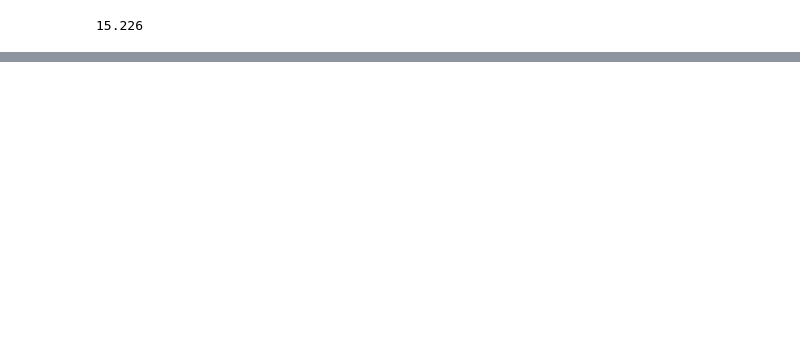
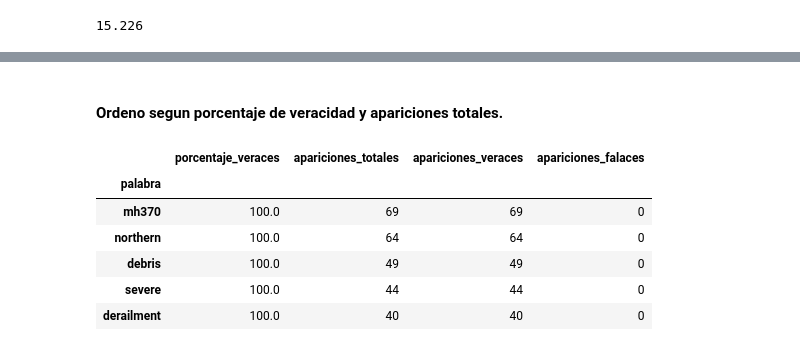
Before and after one commit to RiedelNicolas/TP1-Organizacion-de-Datos, a Jupyter notebook: Nico.ipynb, the cells around one changed output, grey strips where cells are left out. Saved outputs shown, nothing was run; the diff lists cells and outputs as text; code cells hidden in the pictures; blank space fills up the shorter version.

```diff
--- a/Nico.ipynb
+++ b/Nico.ipynb
@@ -210,0 +242,2 @@ agrupadas.sample(3)
+# %%
+agrupadas['porcentaje_veraces'] = agrupadas['porcentaje_veraces']*100
@@ -233,0 +301,2 @@ level 1 =
+# %% [markdown]
+#### Ordeno segun porcentaje de veracidad y apariciones totales.
@@ -233,0 +305,10 @@ level 1 =
+# %%
+agrupadas.head()
+# %% [output]
+|  | porcentaje_veraces | apariciones_totales | apariciones_veraces | apariciones_falaces |
+| palabra |  |  |  |  |
+| mh370 | 100.0 | 69 | 69 | 0 |
+| northern | 100.0 | 64 | 64 | 0 |
+| debris | 100.0 | 49 | 49 | 0 |
+| severe | 100.0 | 44 | 44 | 0 |
+| derailment | 100.0 | 40 | 40 | 0 |
```
Also changed, not shown: parts of 28 cells of this notebook.
